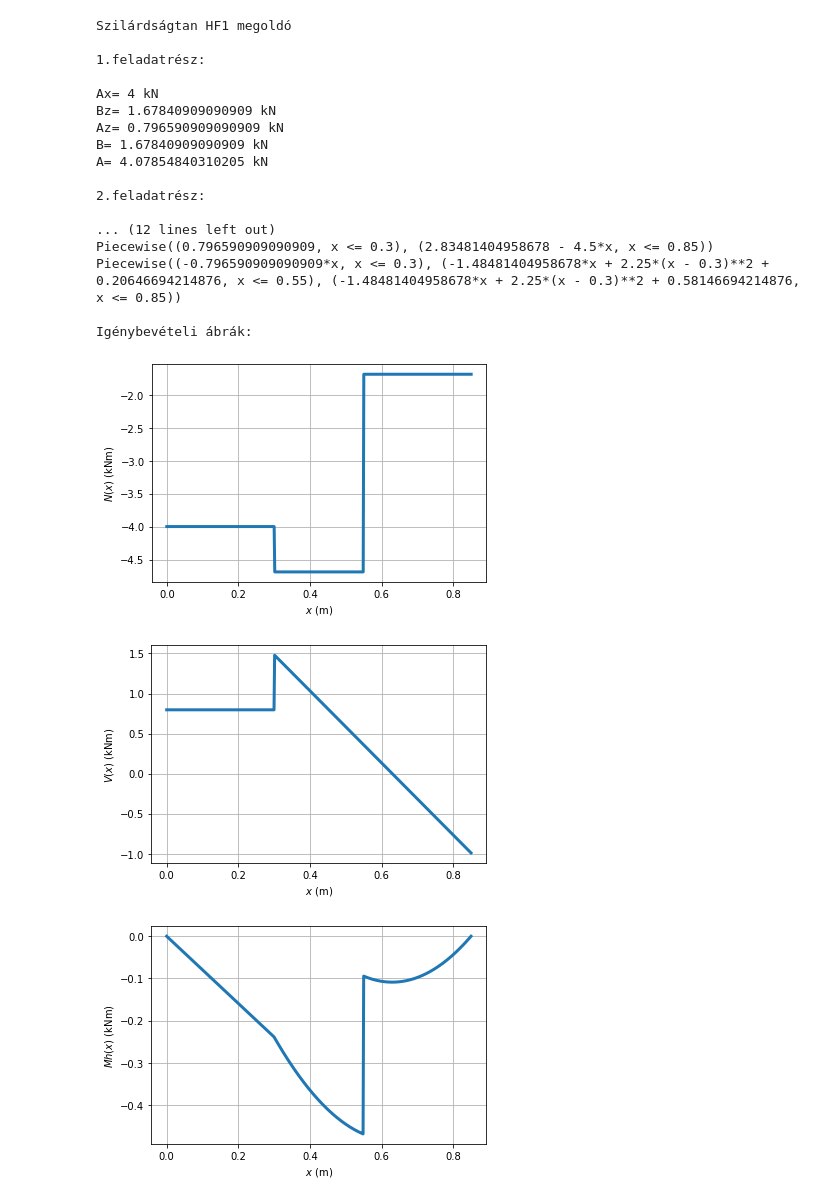
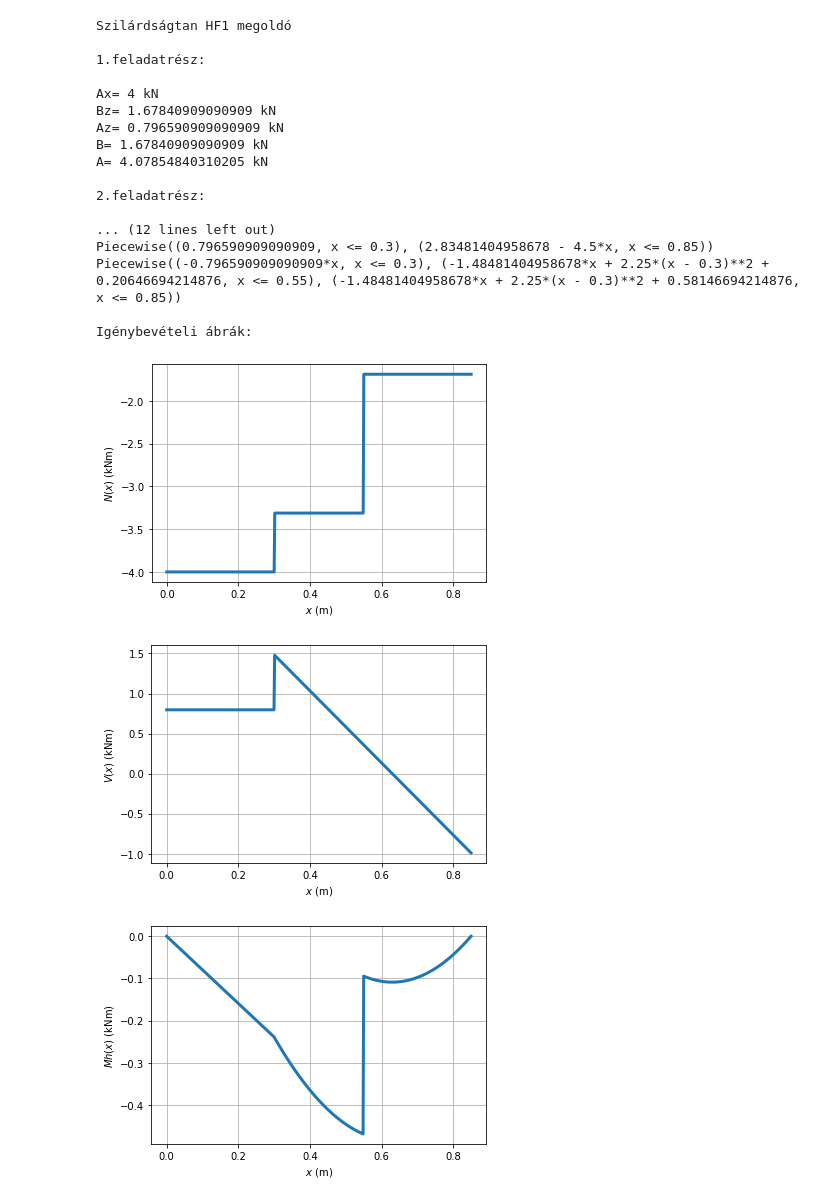
Before and after one commit to near731/Sziltan, a Jupyter notebook: szilhf1.ipynb, the cells around one changed output. Cells and saved outputs as stored; diff of their text form; code cells hidden in the pictures.

```diff
--- a/szilhf1.ipynb
+++ b/szilhf1.ipynb
@@ -81,7 +81,7 @@ print("Igénybevételi függvények:\n")
 
 x=sp.symbols("x")
 
-N=sp.Piecewise((-Ax, x<=L), (-Ax+NGx, x<=L+R), (-Ax+NGx+F1, x<=2*L+R))
+N=sp.Piecewise((-Ax, x<=L), (-Ax-NGx, x<=L+R), (-Ax+NGx+F1, x<=2*L+R))
 V=sp.Piecewise((Az,x<=L),(Az-NGz-p*(x-L),x<=2*L+R))
 Mh=sp.Piecewise((-Az*x, x<=L), (-Az*x+NGz*(x-L)+p*((x-L)**2)/2, x<=R+L),(F1*(R/2)-Az*x+NGz*(x-L)+p*((x-L)**2)/2, x<=2*L+R))
 
@@ -172,7 +172,7 @@ print("Iysz",Iysz,"mm4")
 Asz=bsz**2
 print("Asz=",Asz,"mm2")
 
-Nsz=-Ax+NGx
+Nsz=-Ax-NGx
 Nszn=Nsz.subs(adatok)
 print("Nsz=",Nszn,"kN")
 
@@ -445,34 +445,34 @@ m=((1000*Meta)/(It2))/((1000*Mszi)/(It1))
 mn=m.subs(adatok)
 
 phi=math.atan(abs(mn))
 print("phi=",phi,"rad")
 
 βzerus=phi+alfa
 βzerusn=βzerus.subs(adatok)
 print("\nβzerus=",βzerusn,"rad")
 βzerusdeg=βzerusn*180/np.pi
 print("βzerus=",βzerusdeg,"fok")
 
 print("\nKészitette: Németh Áron Imre")
 # %% [output]
 Szilárdságtan HF1 megoldó
 
 1.feladatrész:
 
 Ax= 4 kN
 Bz= 1.67840909090909 kN
 Az= 0.796590909090909 kN
 B= 1.67840909090909 kN
 A= 4.07854840310205 kN
 
 2.feladatrész:
 
 ... (12 lines left out)
 Piecewise((0.796590909090909, x <= 0.3), (2.83481404958678 - 4.5*x, x <= 0.85))
 Piecewise((-0.796590909090909*x, x <= 0.3), (-1.48481404958678*x + 2.25*(x - 0.3)**2 + 0.20646694214876, x <= 0.55), (-1.48481404958678*x + 2.25*(x - 0.3)**2 + 0.58146694214876, x <= 0.85))
 
 Igénybevételi ábrák:
-[figure, old version]
+[figure, new version]
 [figure]
 [figure]
 4.feladatrész:
```
Also changed, not shown: parts of 1 cell of this notebook.
